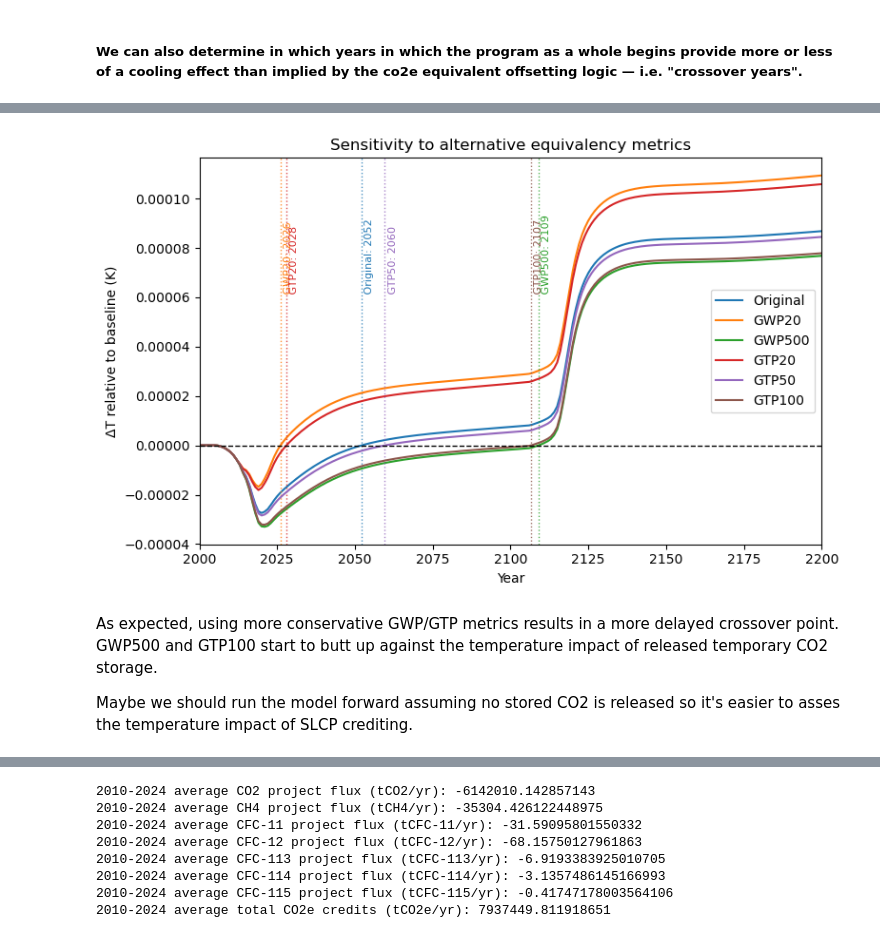
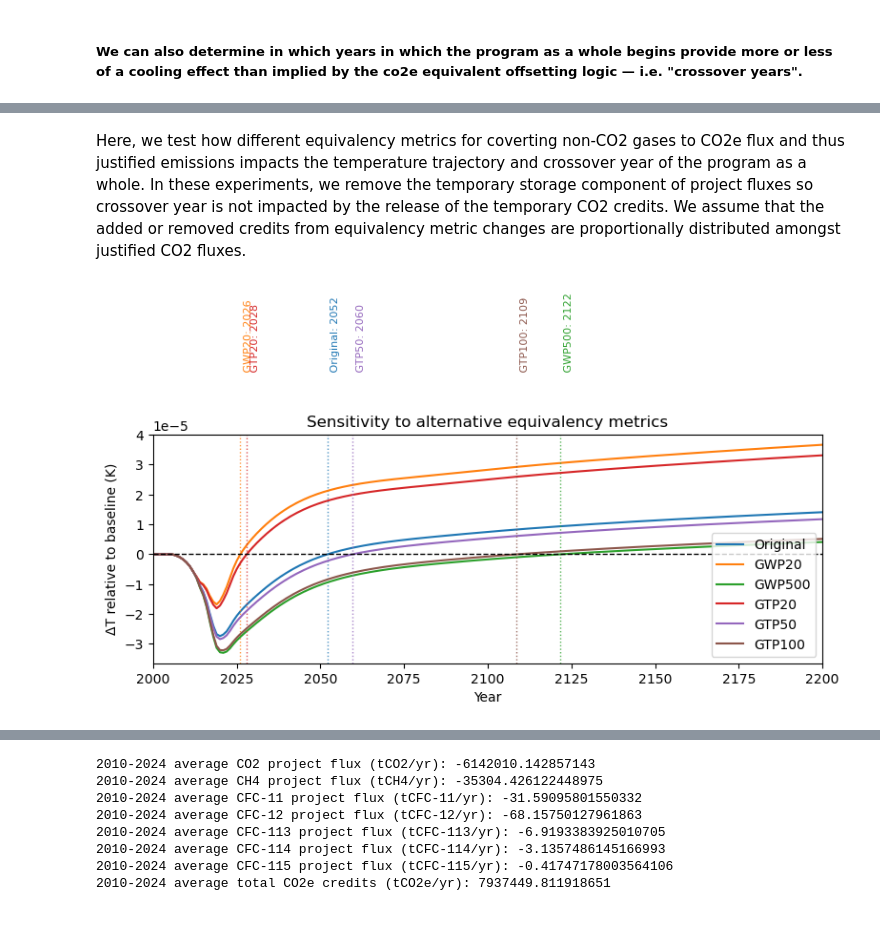
Before and after one commit to carbonplan/slcp-offsetting, a Jupyter notebook: notebooks/02a_ca_analysis_SpecificODS.ipynb, the cells around one changed output, grey strips where cells are left out. Cells and saved outputs as stored; diff of their text form; code cells hidden in the pictures.

```diff
--- a/notebooks/02a_ca_analysis_SpecificODS.ipynb
+++ b/notebooks/02a_ca_analysis_SpecificODS.ipynb
@@ -171,7 +146,7 @@ f.scenarios = backup
 for sp in ["CO2 FFI", "CO2 AFOLU", "CH4", "N2O", *ODS_SPECIES]:
     base = f.emissions.sel(scenario=BASELINE_SCENARIO, config="central", specie=sp).values
 
-    for scen in ["emissions_only", "projects_only", "net_program", "emissions_only_combined", "projects_only_combined", "net_program_combined", "claimed_project", "actual_ch4", "claimed_ch4", "actual_ods", "claimed_ods"]:
+    for scen in ["emissions_only", "projects_only", "net_program", "claimed_project", "actual_ch4", "claimed_ch4", "actual_ods", "claimed_ods"]:
         fill(f.emissions, base, scenario=scen, config="central", specie=sp)
 # %%
 # ----------------------------
@@ -249,21 +209,6 @@ for _, row in df_e.iterrows():
         f.emissions.loc[dict(timepoints=yr, scenario=scen, config="central", specie="CO2 FFI")].values += co2_e
         f.emissions.loc[dict(timepoints=yr, scenario=scen, config="central", specie="CH4")].values += ch4_e
         f.emissions.loc[dict(timepoints=yr, scenario=scen, config="central", specie="N2O")].values += n2o_e
-
-for _, row in df_e_combined.iterrows():
-
-    year = float(row["year"])
-    i = np.argmin(np.abs(timepoints - year))
-    yr = timepoints[i]
-
-    co2_e = row["co2_justified"] / 1e9
-    ch4_e = row["ch4_justified"] / 1e6
-    n2o_e = row["n2o_justified"] / 1e6
-
-    for scen in ["emissions_only_combined", "net_program_combined"]:
-        f.emissions.loc[dict(timepoints=yr, scenario=scen, config="central", specie="CO2 FFI")].values += co2_e
-        f.emissions.loc[dict(timepoints=yr, scenario=scen, config="central", specie="CH4")].values += ch4_e
-        f.emissions.loc[dict(timepoints=yr, scenario=scen, config="central", specie="N2O")].values += n2o_e
 # %%
 # ----------------------------
 # initialise + run
@@ -488,3 +502,5 @@ plt.show()
+# %% [markdown]
+Here, we test how different equivalency metrics for coverting non-CO2 gases to CO2e flux and thus justified emissions impacts the temperature trajectory and crossover year of the program as a whole. In these experiments, we remove the temporary storage component of project fluxes so crossover year is not impacted by the release of the temporary CO2 credits. We assume that the added or removed credits from equivalency metric changes are proportionally distributed amongst justified CO2 fluxes.
 # %%
 # Assume that all change in credits generated by using different equivalncey metrics is countered by a change in justified CO2 emissions
 # Justified CH4 and N2O emissions RTS between scenarios because they make up <1% of total justified CO2e.
@@ -520,16 +536,13 @@ def make_alt_justified_emissions(df_p, df_e, metric_values):
     df_alt = df_alt.merge(delta_by_year, on="year", how="left")
     df_alt["delta_co2e"] = df_alt["delta_co2e"].fillna(0)
     df_alt["co2_justified"] = df_alt["co2_justified"] - df_alt["delta_co2e"]
-
     return df_alt.drop(columns="delta_co2e")
-
 
 def run_program_fair(df_p, df_e_run):
     f_run = FAIR()
     f_run.define_time(1750, 2200, 1)
     f_run.define_scenarios([BASELINE_SCENARIO, "net_program"])
     f_run.define_configs(["central"])
-
     all_species, all_props = read_properties()
 
     species = ["CO2 FFI", "CO2 AFOLU", "CH4", "N2O", *ODS_SPECIES, "CO2"]
@@ -552,7 +565,6 @@ def run_program_fair(df_p, df_e_run):
     f_run.define_species(species, properties)
     f_run.allocate()
     f_run.fill_species_configs()
-
     fill(f_run.climate_configs["ocean_heat_capacity"], [8.0, 14.0, 100.0], config="central")
     fill(f_run.climate_configs["ocean_heat_transfer"], [1.1, 1.6, 0.9], config="central")
     fill(f_run.climate_configs["deep_ocean_efficacy"], 1.1, config="central")
@@ -561,17 +573,14 @@ def run_program_fair(df_p, df_e_run):
     f_run.scenarios = [BASELINE_SCENARIO]
     f_run.fill_from_rcmip()
     f_run.scenarios = backup
-
     for sp in ["CO2 FFI", "CO2 AFOLU", "CH4", "N2O", *ODS_SPECIES]:
         base = f_run.emissions.sel(scenario=BASELINE_SCENARIO, config="central", specie=sp).values
         fill(f_run.emissions, base, scenario="net_program", config="central", specie=sp)
-
     timepoints = np.asarray(f_run.timepoints, dtype=float)
 
     # project fluxes
     for _, row in df_p.iterrows():
         yr = timepoints[np.argmin(np.abs(timepoints - float(row["year"])))]
-
         f_run.emissions.loc[dict(timepoints=yr, scenario="net_program", config="central", specie="CO2 FFI")].values += row["co2_flux"] / 1e9
         f_run.emissions.loc[dict(timepoints=yr, scenario="net_program", config="central", specie="CH4")].values += row["ch4_flux"] / 1e6
         for column, sp in ODS_COLUMN_TO_SPECIES.items():
@@ -580,10 +589,8 @@ def run_program_fair(df_p, df_e_run):
     # justified emissions
     for _, row in df_e_run.iterrows():
         yr = timepoints[np.argmin(np.abs(timepoints - float(row["year"])))]
-
         f_run.emissions.loc[dict(timepoints=yr, scenario="net_program", config="central", specie="CO2 FFI")].values += row["co2_justified"] / 1e9
         f_run.emissions.loc[dict(timepoints=yr, scenario="net_program", config="central", specie="CH4")].values += row["ch4_justified"] / 1e6
-
         if "n2o_justified" in df_e_run.columns:
             f_run.emissions.loc[dict(timepoints=yr, scenario="net_program", config="central", specie="N2O")].values += row["n2o_justified"] / 1e6
 
@@ -592,13 +599,11 @@ def run_program_fair(df_p, df_e_run):
     initialise(f_run.concentration, 270.0, specie="N2O")
     for sp in ODS_SPECIES:
         initialise(f_run.concentration, 0.0, specie=sp)
-
     initialise(f_run.forcing, 0.0)
     initialise(f_run.temperature, 0.0)
     initialise(f_run.cumulative_emissions, 0.0)
     initialise(f_run.airborne_emissions, 0.0)
     initialise(f_run.ocean_heat_content_change, 0.0)
-
     with open(os.devnull, "w") as fnull:
         with contextlib.redirect_stdout(fnull), contextlib.redirect_stderr(fnull):
             f_run.run()
@@ -606,70 +611,58 @@ def run_program_fair(df_p, df_e_run):
     years_run = np.asarray(f_run.timebounds, dtype=float)
     baseline_temp = f_run.temperature.loc[dict(scenario=BASELINE_SCENARIO, config="central", layer=0)].values
     net_temp = f_run.temperature.loc[dict(scenario="net_program", config="central", layer=0)].values
-
     return years_run, net_temp - baseline_temp
 
+# exclude future temporary CO2 storage re-release
+df_p_metric = df_p[df_p["year"] <= 2030].copy()
 
 # run original and alternative metric cases
 temp_results = {}
-
-years_sens, temp_results["Original"] = run_program_fair(df_p, df_e)
-
+years_sens, temp_results["Original"] = run_program_fair(df_p_metric, df_e)
 for metric_name, metric_values in equiv_metrics.items():
-    df_e_alt = make_alt_justified_emissions(df_p, df_e, metric_values)
-    _, temp_results[metric_name] = run_program_fair(df_p, df_e_alt)
-
+    df_e_alt = make_alt_justified_emissions(
+        df_p_metric, df_e, metric_values)
+    _, temp_results[metric_name] = run_program_fair(
+        df_p_metric, df_e_alt)
 
 #  ---  helper: find crossover year  ---
-
 def find_crossover_year(years, temp):
     years = np.asarray(years)
     temp = np.asarray(temp)
 
     # find first transition from negative to non-negative
     idx = np.where((temp[:-1] < 0) & (temp[1:] >= 0))[0]
-
     if len(idx) == 0:
         return np.nan
-
     i = idx[0]
 
     # linearly interpolate between the two surrounding points
     x0, x1 = years[i], years[i + 1]
     y0, y1 = temp[i], temp[i + 1]
-
     return x0 + (0 - y0) * (x1 - x0) / (y1 - y0)
 
-
 #  ---  plot temperature trajectories with crossover years  ---
-
 plt.figure(figsize=(8, 5))
 ax = plt.gca()
 
 for label, temp in temp_results.items():
     line, = ax.plot(years_sens, temp, label=label)
     color = line.get_color()
-
     crossover_year = find_crossover_year(years_sens, temp)
-
     if not np.isnan(crossover_year):
         ax.axvline(crossover_year, linestyle=":", linewidth=1, color=color, alpha=0.8)
         ax.text(crossover_year+1, 0.00006, f" {label}: {crossover_year:.0f}", color=color, rotation=90, va="bottom", ha="left", fontsize=8)
 
 ax.axhline(0, linestyle="--", linewidth=1, color="k")
 ax.set_xlim(2000, 2200)
 ax.set_xlabel("Year")
 ax.set_ylabel("ΔT relative to baseline (K)")
 ax.set_title("Sensitivity to alternative equivalency metrics")
 ax.legend()
 plt.tight_layout()
 plt.show()
 # %% [output]
-[figure, old version]
+[figure, new version]
-# %% [markdown]
-As expected, using more conservative GWP/GTP metrics results in a more delayed crossover point. GWP500 and GTP100 start to butt up against the temperature impact of released temporary CO2 storage.
-
-Maybe we should run the model forward assuming no stored CO2 is released so it's easier to asses the temperature impact of SLCP crediting.
 # %%
 # ---- summarize equivalency metric results ----
 
```
Also changed, not shown: parts of 31 cells of this notebook, 2 other files.
